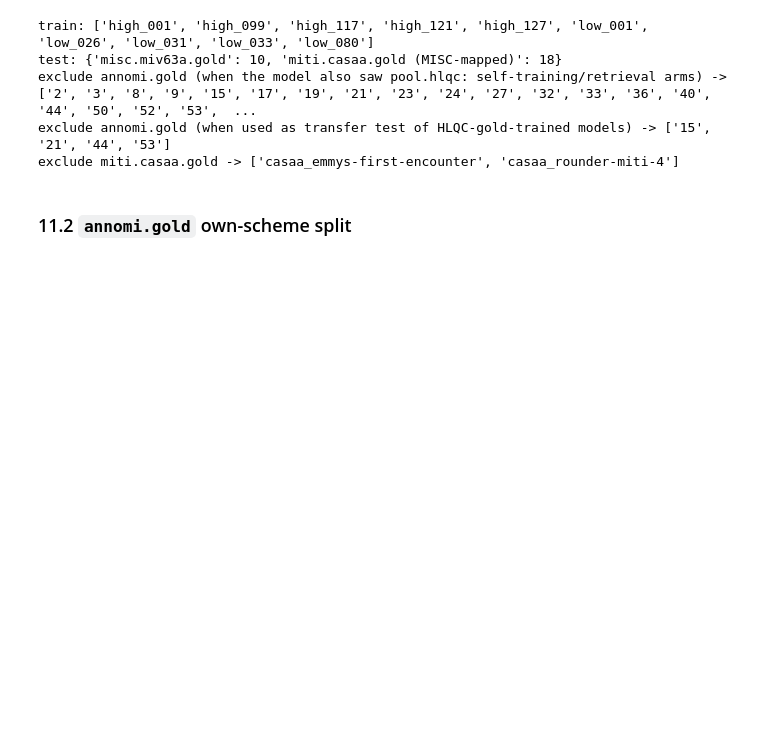
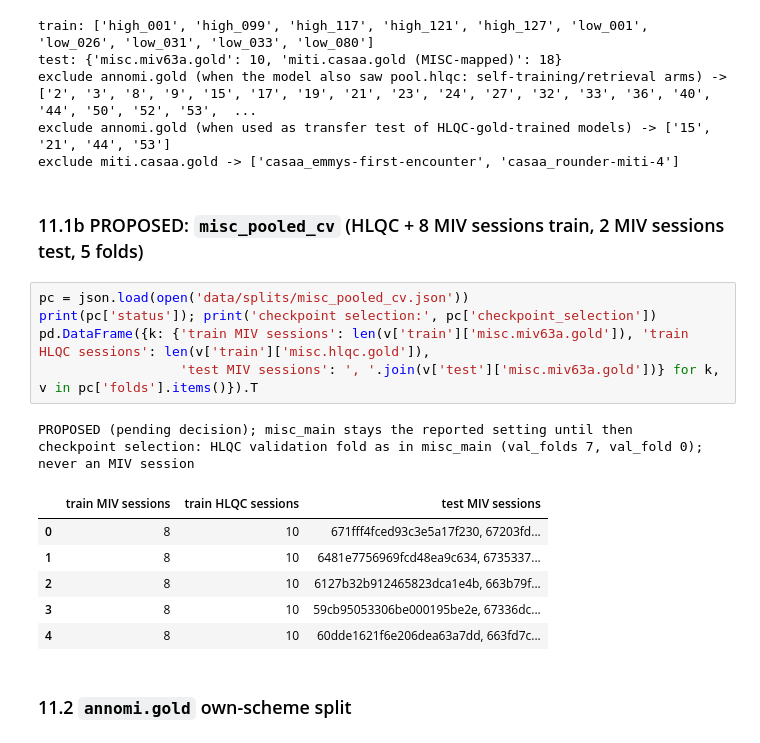
Before and after one commit to Zme874amy/Behavioral-Coding, a Jupyter notebook: notebooks/datasets_eda.ipynb, the cells around one changed output. Drawn from its saved outputs; the diff is of its cells as text; blank space fills up the shorter version.

```diff
--- a/notebooks/datasets_eda.ipynb
+++ b/notebooks/datasets_eda.ipynb
@@ -1193,6 +1240,22 @@ test: {'misc.miv63a.gold': 10, 'miti.casaa.gold (MISC-mapped)': 18}
 exclude annomi.gold (when the model also saw pool.hlqc: self-training/retrieval arms) -> ['2', '3', '8', '9', '15', '17', '19', '21', '23', '24', '27', '32', '33', '36', '40', '44', '50', '52', '53',  ...
 exclude annomi.gold (when used as transfer test of HLQC-gold-trained models) -> ['15', '21', '44', '53']
 exclude miti.casaa.gold -> ['casaa_emmys-first-encounter', 'casaa_rounder-miti-4']
+# %% [markdown]
+### 11.1b PROPOSED: `misc_pooled_cv` (HLQC + 8 MIV sessions train, 2 MIV sessions test, 5 folds)
+# %%
+pc = json.load(open('data/splits/misc_pooled_cv.json'))
+print(pc['status']); print('checkpoint selection:', pc['checkpoint_selection'])
+pd.DataFrame({k: {'train MIV sessions': len(v['train']['misc.miv63a.gold']), 'train HLQC sessions': len(v['train']['misc.hlqc.gold']),
+                  'test MIV sessions': ', '.join(v['test']['misc.miv63a.gold'])} for k, v in pc['folds'].items()}).T
+# %% [output]
+PROPOSED (pending decision); misc_main stays the reported setting until then
+checkpoint selection: HLQC validation fold as in misc_main (val_folds 7, val_fold 0); never an MIV session
+|  | train MIV sessions | train HLQC sessions | test MIV sessions |
+| 0 | 8 | 10 | 671fff4fced93c3e5a17f230, 67203fd... |
+| 1 | 8 | 10 | 6481e7756969fcd48ea9c634, 6735337... |
+| 2 | 8 | 10 | 6127b32b912465823dca1e4b, 663b79f... |
+| 3 | 8 | 10 | 59cb95053306be000195be2e, 67336dc... |
+| 4 | 8 | 10 | 60dde1621f6e206dea63a7dd, 663fd7c... |
 # %% [markdown]
 ### 11.2 `annomi.gold` own-scheme split
 # %%
```
Also changed, not shown: parts of 5 cells of this notebook, 6 other files.
